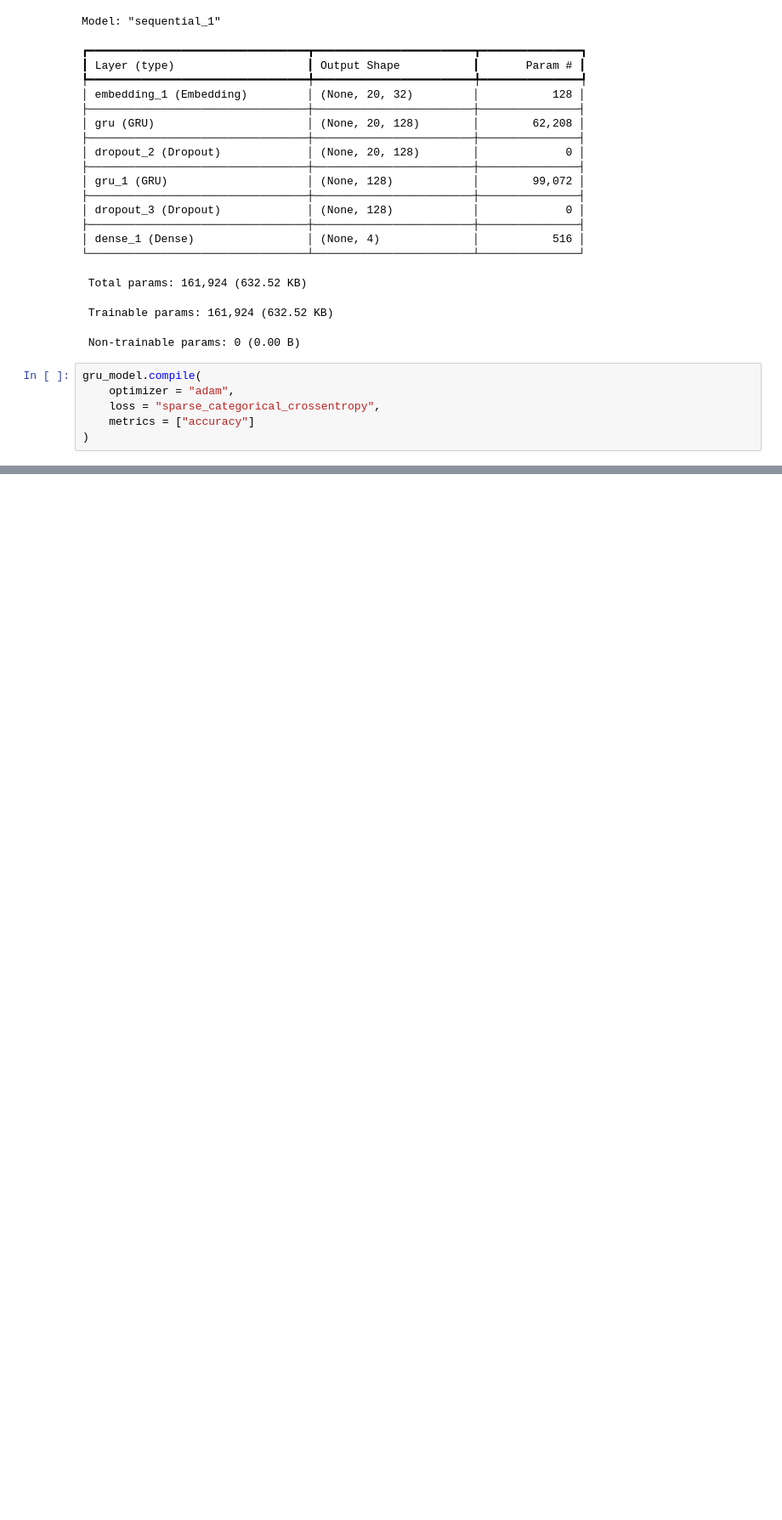
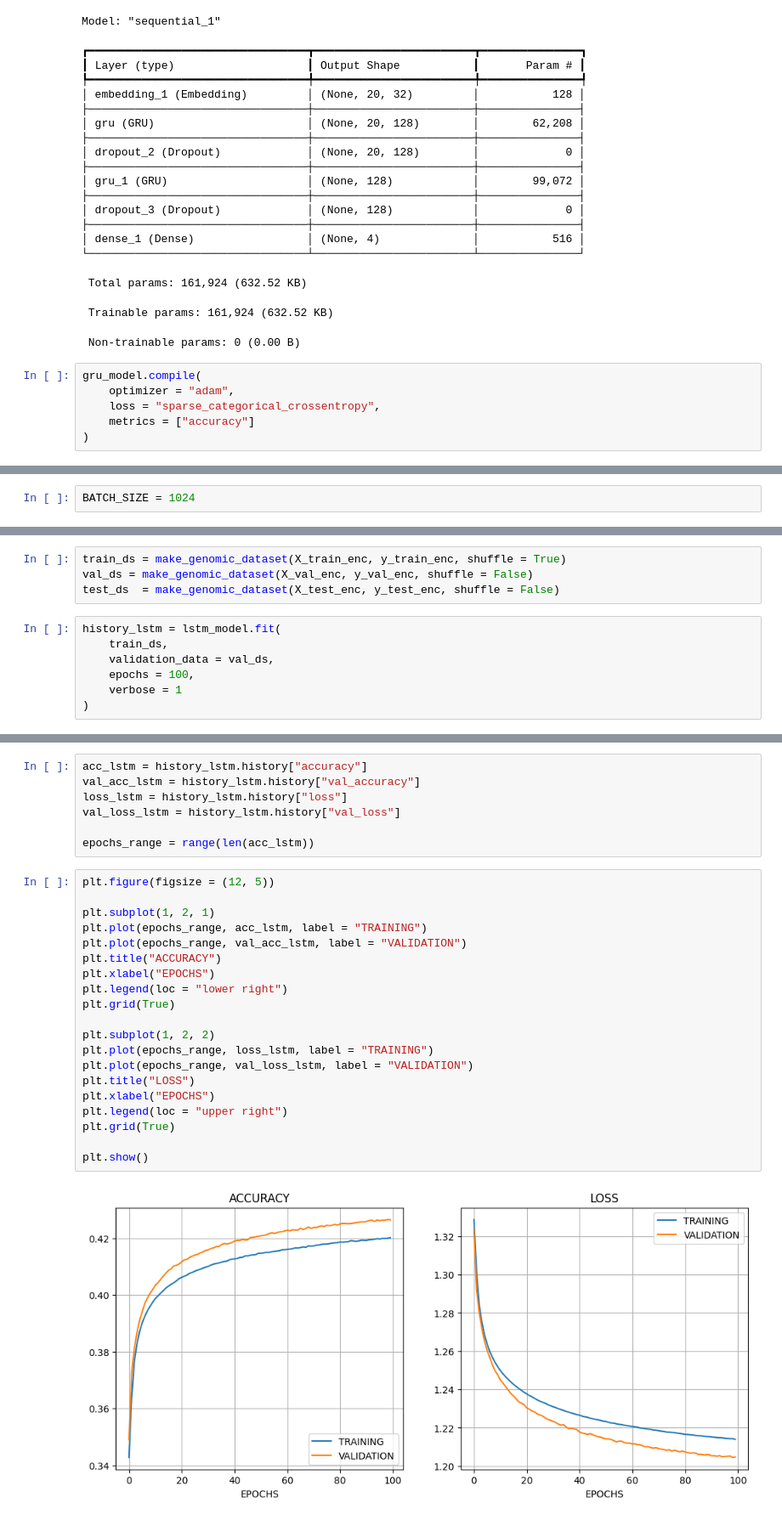
Before and after one commit to ISIS-4219-Assignments/Assignment-10, a Jupyter notebook: src/laboratorio_10_actividad.ipynb, the cells around one changed output, grey strips where cells are left out. Shown at 85% size. Saved outputs shown, nothing was run; the diff lists cells and outputs as text; blank space fills up the shorter version.

Commit message:
Base Models Training

```diff
--- a/src/laboratorio_10_actividad.ipynb
+++ b/src/laboratorio_10_actividad.ipynb
@@ -409,0 +412,2 @@ gru_model.compile(
+# %%
+BATCH_SIZE = 1024
@@ -409,0 +425,11 @@ gru_model.compile(
+# %%
+train_ds = make_genomic_dataset(X_train_enc, y_train_enc, shuffle = True)
+val_ds = make_genomic_dataset(X_val_enc, y_val_enc, shuffle = False)
+test_ds  = make_genomic_dataset(X_test_enc, y_test_enc, shuffle = False)
+# %%
+history_lstm = lstm_model.fit(
+    train_ds,
+    validation_data = val_ds,
+    epochs = 100,
+    verbose = 1
+)
@@ -409,0 +456,29 @@ gru_model.compile(
+# %%
+acc_lstm = history_lstm.history["accuracy"]
+val_acc_lstm = history_lstm.history["val_accuracy"]
+loss_lstm = history_lstm.history["loss"]
+val_loss_lstm = history_lstm.history["val_loss"]
+
+epochs_range = range(len(acc_lstm))
+# %%
+plt.figure(figsize = (12, 5))
+
+plt.subplot(1, 2, 1)
+plt.plot(epochs_range, acc_lstm, label = "TRAINING")
+plt.plot(epochs_range, val_acc_lstm, label = "VALIDATION")
+plt.title("ACCURACY")
+plt.xlabel("EPOCHS")
+plt.legend(loc = "lower right")
+plt.grid(True)
+
+plt.subplot(1, 2, 2)
+plt.plot(epochs_range, loss_lstm, label = "TRAINING")
+plt.plot(epochs_range, val_loss_lstm, label = "VALIDATION")
+plt.title("LOSS")
+plt.xlabel("EPOCHS")
+plt.legend(loc = "upper right")
+plt.grid(True)
+
+plt.show()
+# %% [output]
+[figure, added]
```
Also changed, not shown: parts of 15 cells of this notebook, 2 other files.
